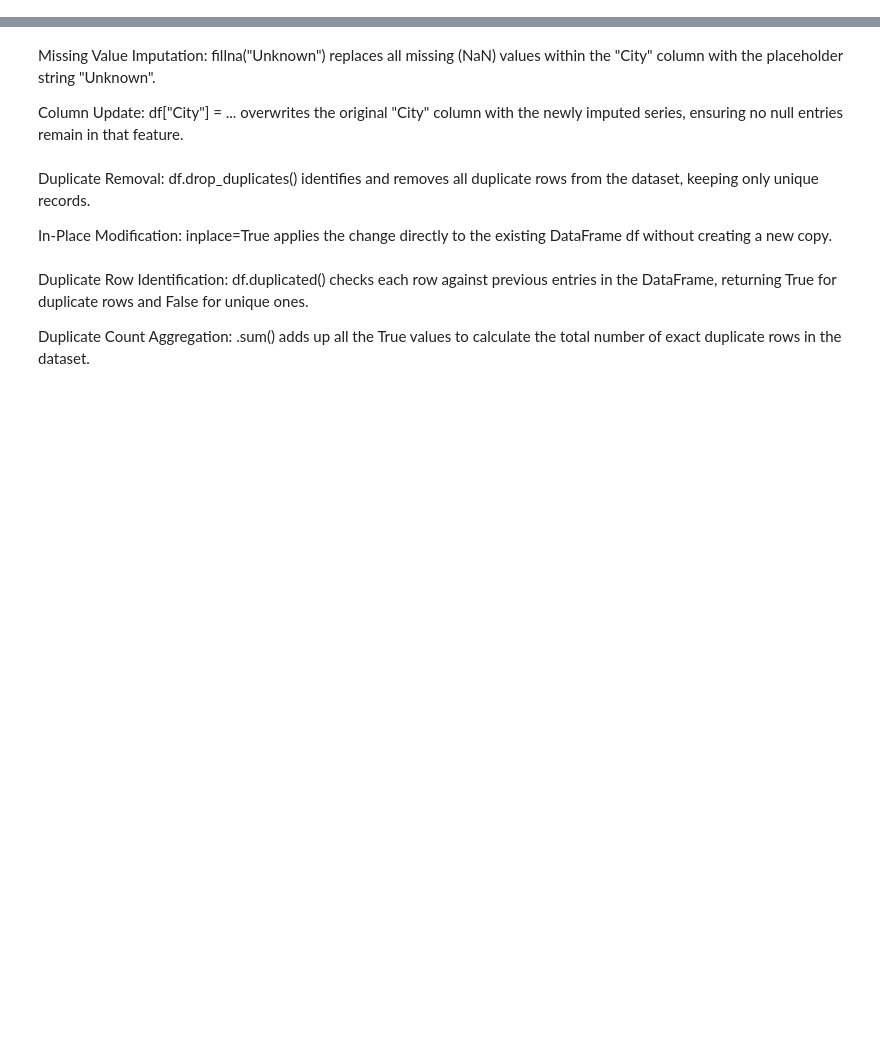
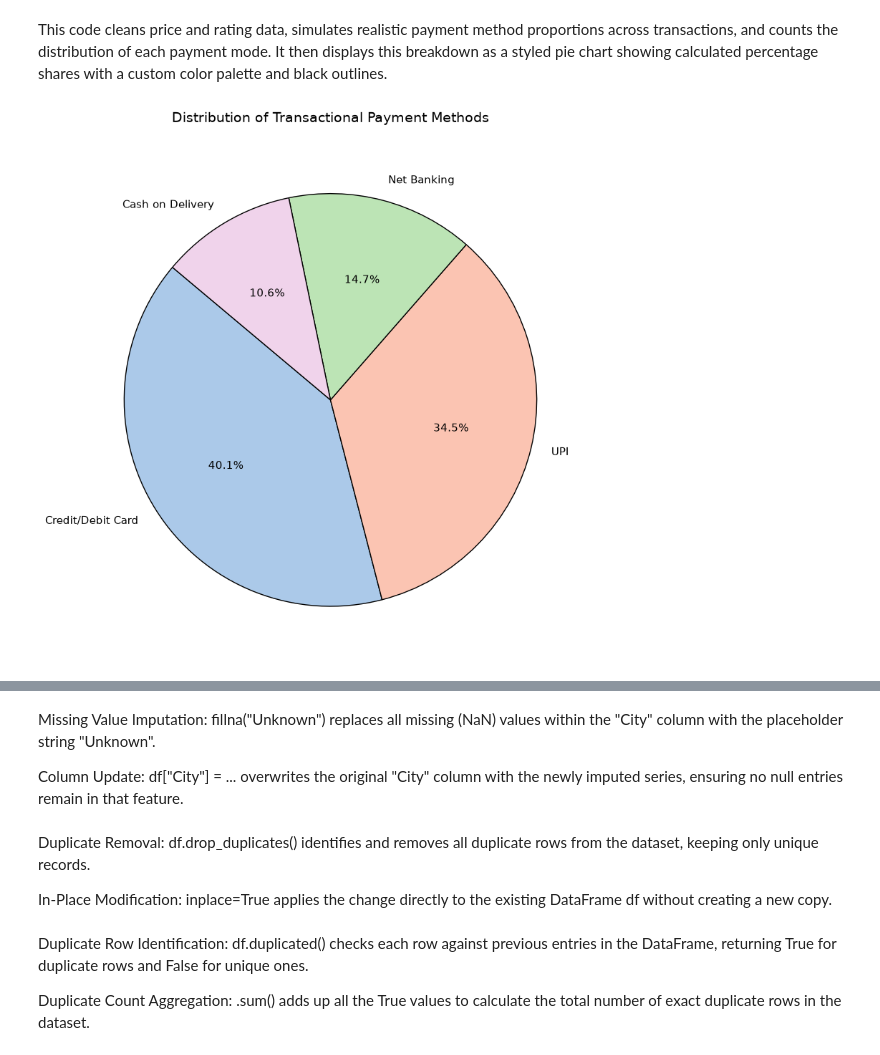
Before and after one commit to akakash2597-bit/Amazon-Data-Analysis, a Jupyter notebook: amazon-analysis.ipynb, the cells around one changed output, grey strips where cells are left out. Saved outputs shown, nothing was run; the diff lists cells and outputs as text; code cells hidden in the pictures; blank space fills up the shorter version.

```diff
--- a/amazon-analysis.ipynb
+++ b/amazon-analysis.ipynb
@@ -0,0 +1,50 @@
+# %% [markdown]
+This code cleans price and rating data, simulates realistic payment method proportions across transactions, and counts the distribution of each payment mode. It then displays this breakdown as a styled pie chart showing calculated percentage shares with a custom color palette and black outlines.
+# %%
+import matplotlib.pyplot as plt
+import numpy as np
+import pandas as pd
+
+df["discounted_price"] = (
+    df["discounted_price"]
+    .astype(str)
+    .str.replace("₹", "")
+    .str.replace(",", "")
+    .astype("float64")
+)
+
+df["rating_count"] = (
+    df["rating_count"].astype(str).str.replace(",", "").astype("float64")
+)
+df["rating_count"] = df["rating_count"].fillna(df["rating_count"].median())
+
+df["total_sales"] = df["discounted_price"] * df["rating_count"]
+
+
+np.random.seed(24)
+mock_payments = ["Credit/Debit Card", "UPI", "Net Banking", "Cash on Delivery"]
+df["payment_method"] = np.random.choice(
+    mock_payments, size=len(df), p=[0.40, 0.35, 0.15, 0.10]
+)
+payment_counts = df["payment_method"].value_counts()
+
+plt.figure(figsize=(8, 8))
+
+colors = ["#abc9e9", "#fbc4b2", "#bce4b5", "#f0d3eb"]
+
+payment_counts.plot(
+    kind="pie",
+    autopct="%1.1f%%",  # Displays percentages inside the slices
+    startangle=140,  # Rotates the starting position for best legibility
+    colors=colors,
+    wedgeprops={"edgecolor": "black", "linewidth": 1, "antialiased": True},
+    textprops={"fontsize": 11},
+)
+
+plt.title("Distribution of Transactional Payment Methods", fontsize=14, pad=20)
+plt.ylabel("")  # Hides default index label text for a cleaner look
+
+plt.tight_layout()
+plt.show()
+# %% [output]
+[figure, added]
```
Also changed, not shown: parts of 18 cells of this notebook, 6 other files.
